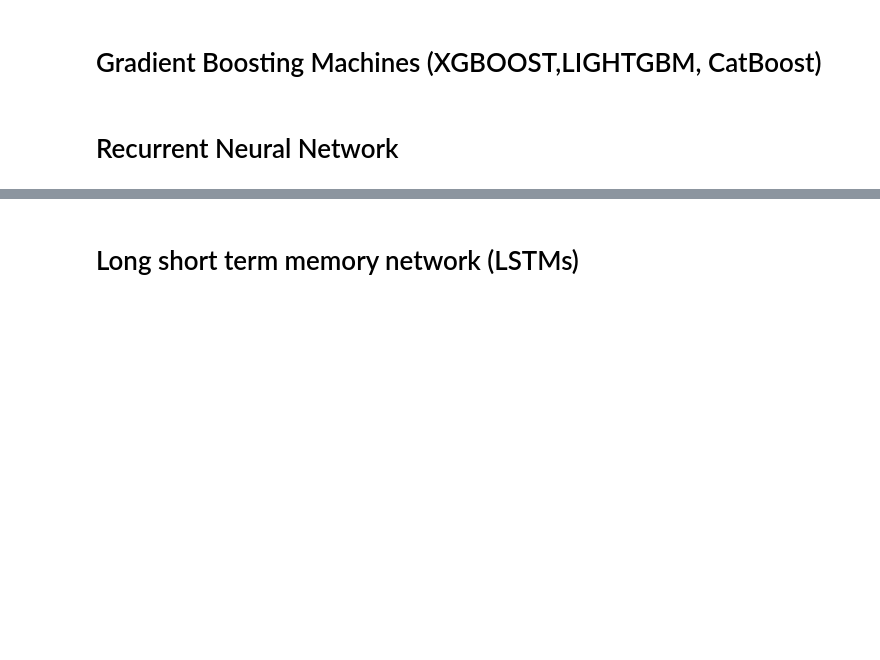
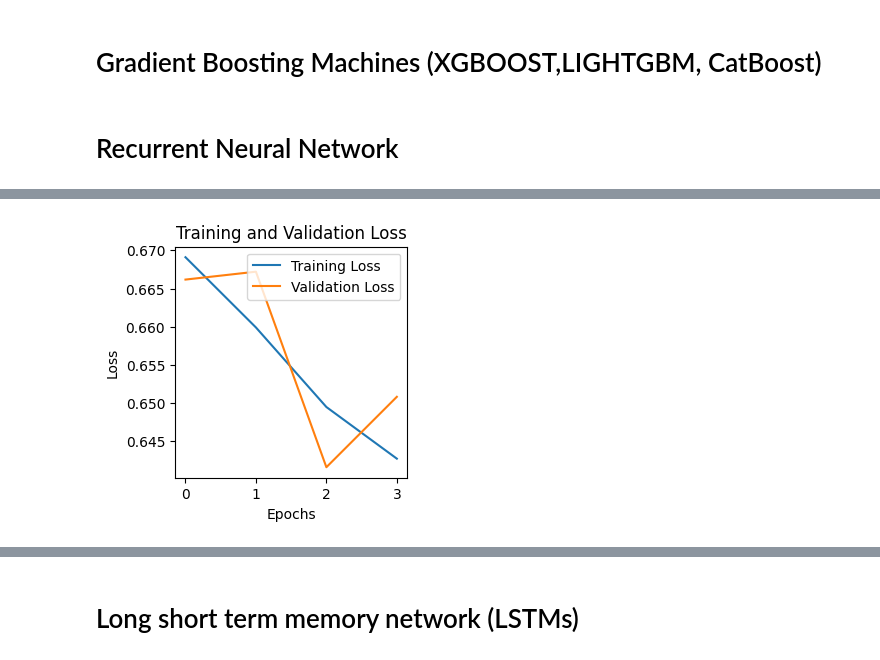
Before and after one commit to umairimran/nlp_projects, a Jupyter notebook: amazon_review_sentiment_analysis/amazon_sentiment_analysis.ipynb, the cells around one changed output, grey strips where cells are left out. Drawn from its saved outputs; the diff is of its cells as text; code cells hidden in the pictures; blank space fills up the shorter version.

```diff
--- a/amazon_review_sentiment_analysis/amazon_sentiment_analysis.ipynb
+++ b/amazon_review_sentiment_analysis/amazon_sentiment_analysis.ipynb
@@ -151,5 +171,7 @@ WARNING:gensim.models.word2vec:Each 'sentences' item should be a list of words (
 # %%
 word2vec_model.save("word2vec_model_trained")
+# %%
+word2vec_model=Word2Vec.load("word2vec_model_trained")
 # %%
 df['Review']=df['Review'].apply(convert_sentences_to_vectors,args=(word2vec_model,))
 # %%
@@ -221,3 +243,91 @@ Accuracy: 0.644
 # Gradient Boosting Machines (XGBOOST,LIGHTGBM, CatBoost)
 # %% [markdown]
 # Recurrent Neural Network
+# %%
+df=pd.read_csv("/content/Amazon-Product-Reviews-Sentiment-Analysis-in-Python-Dataset.csv")
+df['Sentiment'] = df['Sentiment'].apply(lambda x: 0 if x < 3 else 1)
+df['Review']=df['Review'].astype(str)
+df['Reivew']=df["Review"].apply(convert_sentences_to_vectors,args=(word2vec_model,))
+# %%
+from tensorflow.keras.preprocessing.sequence import pad_sequences
+from tensorflow.keras.models import Sequential
+from tensorflow.keras.layers import SimpleRNN, Dense
+from sklearn.model_selection import train_test_split
+import numpy as np
+from tensorflow.keras.optimizers import RMSprop
+from tensorflow.keras.callbacks import EarlyStopping
+
+
+
+def rnn(data, word2vec_model):
+
+    data.dropna(inplace=True)
+
+    X_train, X_test, y_train, y_test = train_test_split(data['Reivew'], data['Sentiment'], test_size=0.2, random_state=42)
+
+    # Convert list of vectors to numpy arrays
+    X_train = np.array(X_train.tolist())
+    X_test = np.array(X_test.tolist())
+
+    X_train = X_train.reshape(X_train.shape[0], 1, X_train.shape[1])  # (19999, 1, 124)
+    X_test = X_test.reshape(X_test.shape[0], 1, X_test.shape[1])
+    # Input shape should be (timesteps, features)
+    input_shape = (X_train.shape[1], X_train.shape[2])  # (timesteps, features)
+    # Set the EarlyStopping callback to monitor validation loss
+    early_stopping = EarlyStopping(
+        monitor='val_loss',           # Monitor validation loss
+        min_delta=0.001,              # Minimum change to qualify as an improvement
+        patience=3,                   # Number of epochs to wait for improvement
+        verbose=1,                    # Show messages when stopping
+        mode='min',                   # Stop when the validation loss is minimized
+        baseline=0.63,              # Stop training when validation loss reaches this value or lower
+        restore_best_weights=True     # Restore the model with the best weights
+    )
+
+
+    model = Sequential(name='Simple_RNN')
+    model.add(SimpleRNN(256, activation='relu', return_sequences=True, input_shape=input_shape))
+    model.add(SimpleRNN(128, activation='relu', return_sequences=True))
+    model.add(SimpleRNN(64, activation='relu', return_sequences=False))
+    model.add(Dense(32, activation='relu'))
+    model.add(Dense(1, activation='sigmoid'))
+    rmsprop_optimizer = RMSprop(learning_rate=0.001)
+    model.compile(optimizer='adam', loss='binary_crossentropy', metrics=['accuracy'])
+
+     # Train the model with EarlyStopping callback
+    history = model.fit(
+        X_train, y_train,
+        epochs=100,
+        batch_size=128,
+        validation_data=(X_test, y_test),
+        callbacks=[early_stopping]   # Pass the early stopping callback here
+    )
+    y_pred=model.predict(X_test)
+
+    print(classification_report(y_test, y_pred))
+    loss, accuracy = model.evaluate(X_test, y_test)
+    print(f"Test Loss: {loss}, Test Accuracy: {accuracy}")
+    plt.figure(figsize=(3, 3))
+
+
+    plt.plot(history.history['loss'], label='Training Loss')
+
+    # Plot validation loss
+    plt.plot(history.history['val_loss'], label='Validation Loss')
+
+    # Add title and labels
+    plt.title('Training and Validation Loss')
+    plt.xlabel('Epochs')
+    plt.ylabel('Loss')
+
+    # Add a legend
+    plt.legend()
+
+    # Show the plot
+    plt.show()
+    model.save('rnn_trained.h5')
+
+
+    return model
+rnn(df,word2vec_model)
+# %% [output]
@@ -223,0 +352 @@ Accuracy: 0.644
+[figure, added]
```
Also changed, not shown: parts of 9 cells of this notebook.
